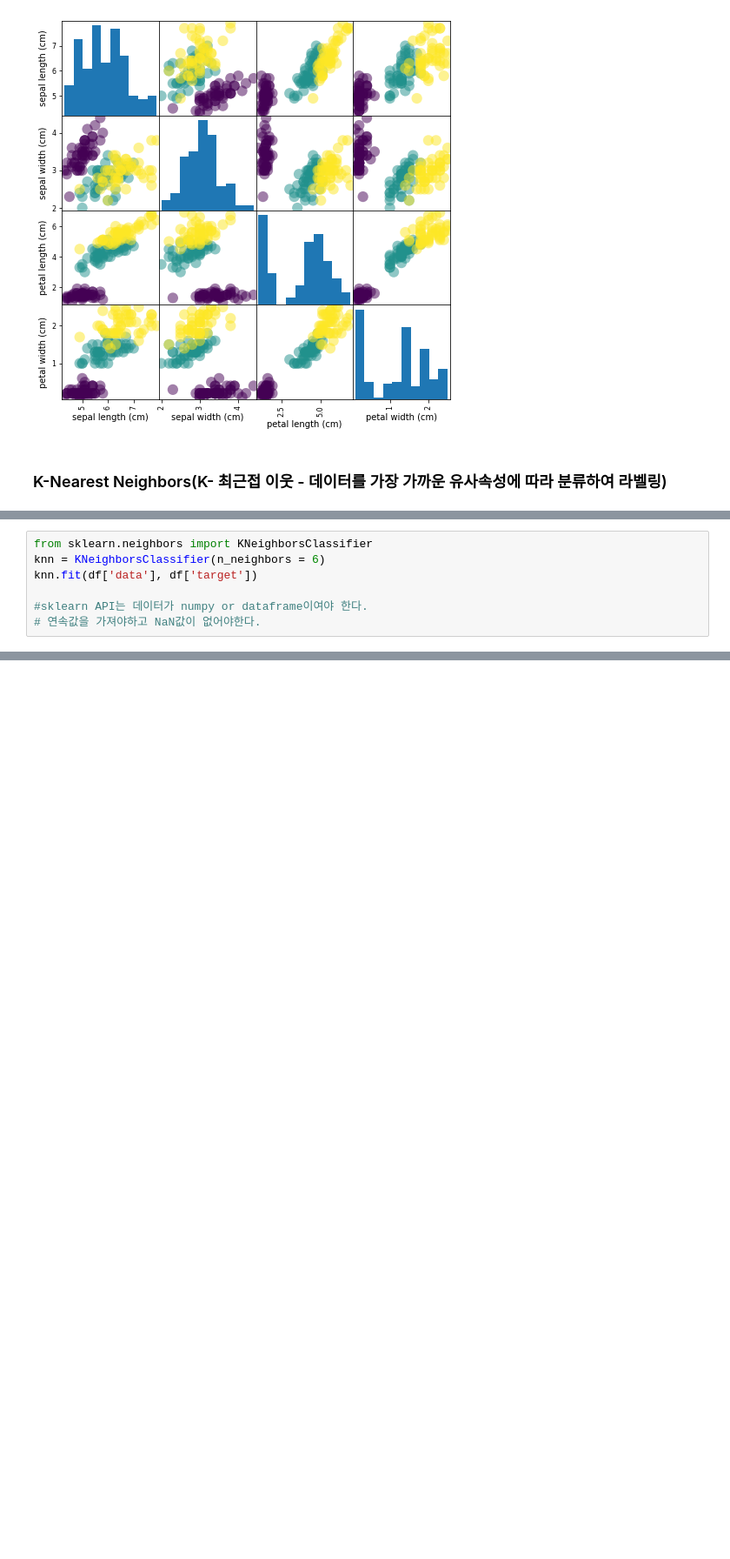
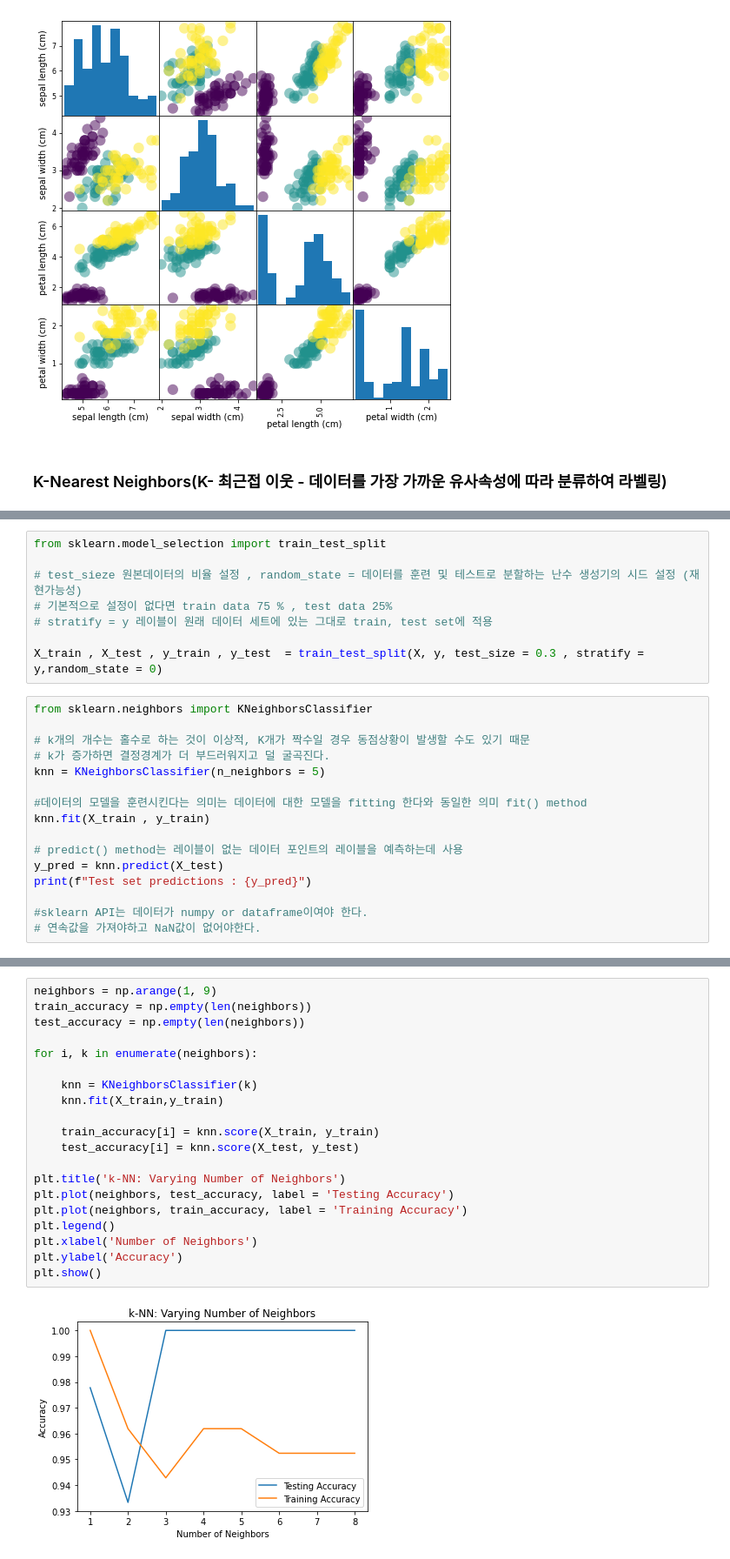
Before and after one commit to danielwon01/DataCamp_Data-Scientist-with-Python, a Jupyter notebook: ML/Classification.ipynb, the cells around one changed output, grey strips where cells are left out. Shown at 87% size. Cells and saved outputs as stored; diff of their text form; blank space fills up the shorter version.

```diff
--- a/ML/Classification.ipynb
+++ b/ML/Classification.ipynb
@@ -75,7 +77,24 @@ predict() method는 레이블이 없는 데이터 포인트의 레이블을 예
+# %%
+from sklearn.model_selection import train_test_split
+
+# test_sieze 원본데이터의 비율 설정 , random_state = 데이터를 훈련 및 테스트로 분할하는 난수 생성기의 시드 설정 (재현가능성)
+# 기본적으로 설정이 없다면 train data 75 % , test data 25%
+# stratify = y 레이블이 원래 데이터 세트에 있는 그대로 train, test set에 적용
+
+X_train , X_test , y_train , y_test  = train_test_split(X, y, test_size = 0.3 , stratify = y,random_state = 0)
 # %%
 from sklearn.neighbors import KNeighborsClassifier
-knn = KNeighborsClassifier(n_neighbors = 6)
-knn.fit(df['data'], df['target'])
+
+# k개의 개수는 홀수로 하는 것이 이상적, K개가 짝수일 경우 동점상황이 발생할 수도 있기 때문
+# k가 증가하면 결정경계가 더 부드러워지고 덜 굴곡진다.
+knn = KNeighborsClassifier(n_neighbors = 5)
+
+#데이터의 모델을 훈련시킨다는 의미는 데이터에 대한 모델을 fitting 한다와 동일한 의미 fit() method
+knn.fit(X_train , y_train)
+
+# predict() method는 레이블이 없는 데이터 포인트의 레이블을 예측하는데 사용
+y_pred = knn.predict(X_test)
+print(f"Test set predictions : {y_pred}")
 
 #sklearn API는 데이터가 numpy or dataframe이여야 한다.
 # 연속값을 가져야하고 NaN값이 없어야한다.
@@ -85,0 +113,22 @@ KNeighborsClassifier(algorithm='auto', leaf_size=30, metric='minkowski',
+# %%
+neighbors = np.arange(1, 9)
+train_accuracy = np.empty(len(neighbors))
+test_accuracy = np.empty(len(neighbors))
+
+for i, k in enumerate(neighbors):
+
+    knn = KNeighborsClassifier(k)
+    knn.fit(X_train,y_train)
+
+    train_accuracy[i] = knn.score(X_train, y_train)
+    test_accuracy[i] = knn.score(X_test, y_test)
+
+plt.title('k-NN: Varying Number of Neighbors')
+plt.plot(neighbors, test_accuracy, label = 'Testing Accuracy')
+plt.plot(neighbors, train_accuracy, label = 'Training Accuracy')
+plt.legend()
+plt.xlabel('Number of Neighbors')
+plt.ylabel('Accuracy')
+plt.show()
+# %% [output]
+[figure, added]
```
Also changed, not shown: parts of 10 cells of this notebook.
